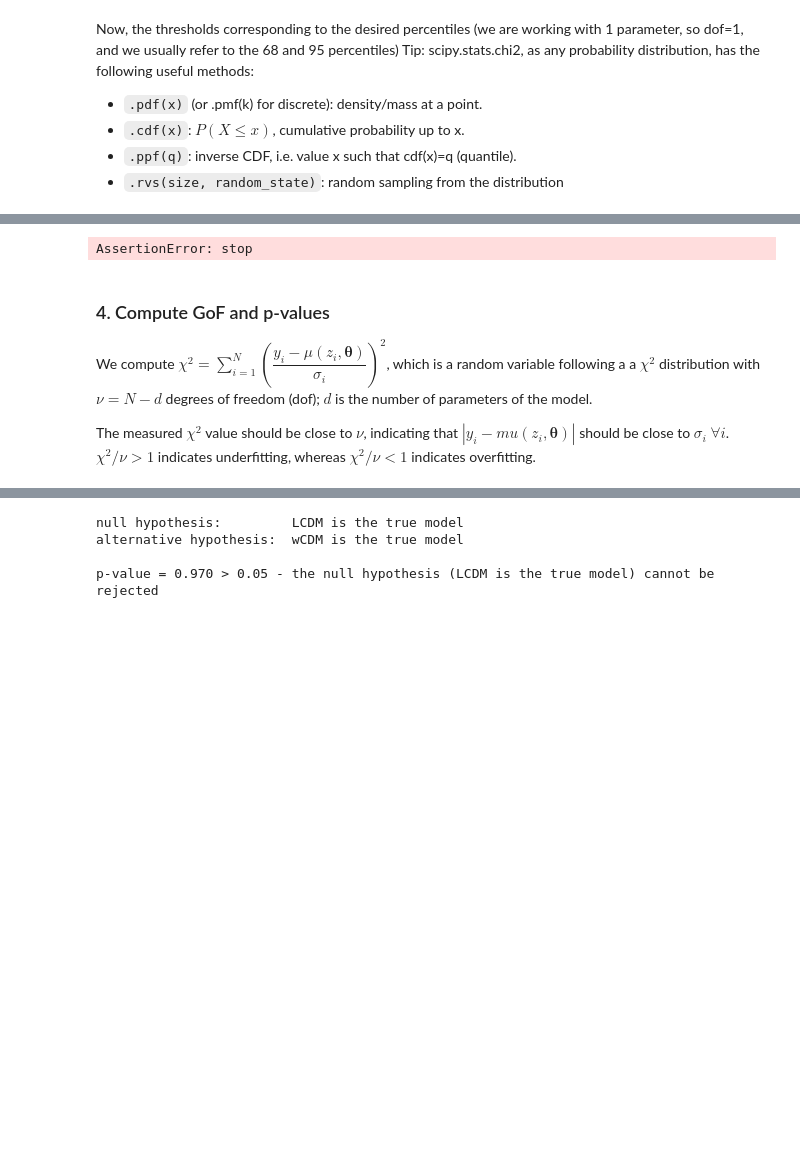
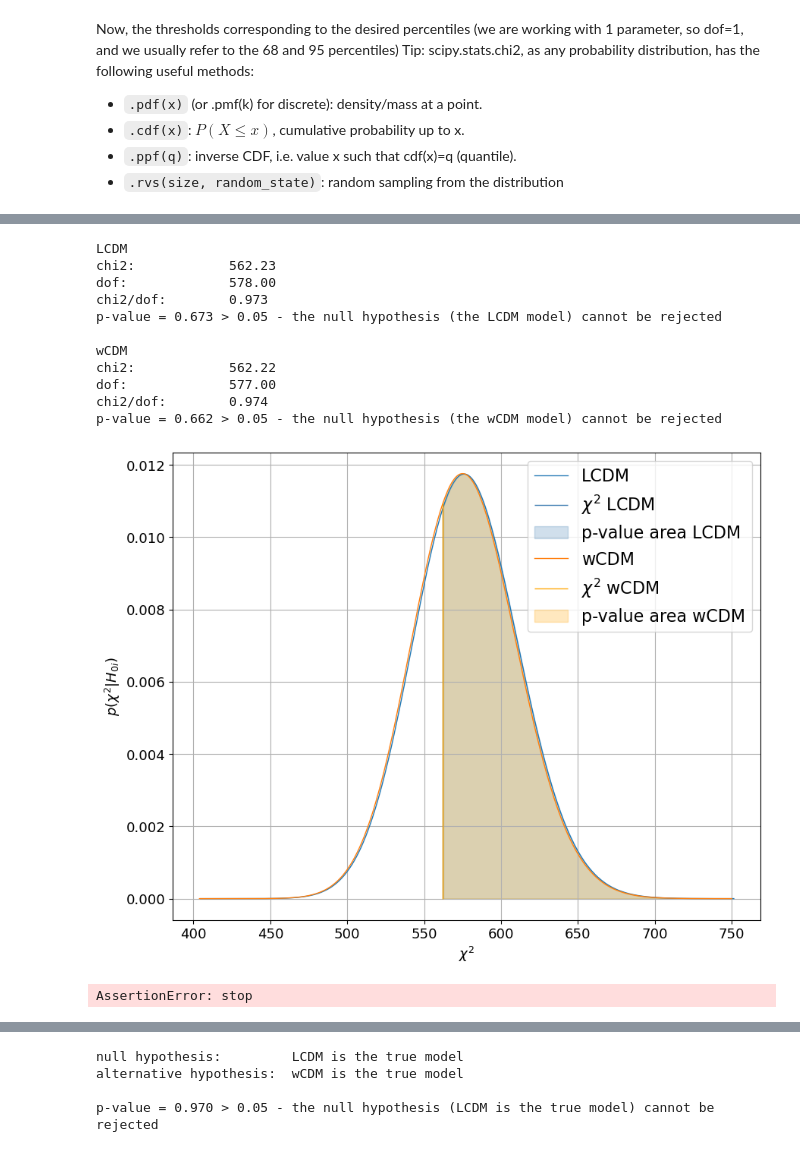
Before and after one commit to davidesciotti/Astrostats, a Jupyter notebook: SNIa_for_astrostats.ipynb, the cells around one changed output, grey strips where cells are left out. Drawn from its saved outputs; the diff is of its cells as text; code cells hidden in the pictures; blank space fills up the shorter version.

```diff
--- a/SNIa_for_astrostats.ipynb
+++ b/SNIa_for_astrostats.ipynb
@@ -429,9 +482,75 @@ KeyError: '3sigma'
+# %%
+def pdf_chi2(model):
+    # TODO delte
+    chi2 = compute_chi2(model)
+    dof = dof_dict[model]
+    return stats.chi2(dof).pdf(chi2)
+
+
+plt.figure(figsize=(10, 8))
+for _model in models:
+
+    dof = N_obs - len(par_names_dict[_model])
+    model_pred_at_mle = model_prediction(z_obs, theta_mle_dict[_model], _model)
+    chi2_min = chi2_func(model_pred_at_mle, y_obs, inv_data_cov)
+    pval = 1 - stats.chi2.cdf(chi2_min, dof)
+
+    print(f'\n{_model}')
+    print(f'chi2:\t\t {chi2_min:.2f}')
+    print(f'dof:\t\t {dof:.2f}')
+    print(f'chi2/dof:\t {chi2_min / dof:.3f}')
+    if pval > p_val_threshold:
+        print(
+            f'p-value = {pval:.3f} > {p_val_threshold} - the null hypothesis (the {_model} model) cannot be rejected'
+        )
+    else:
+        print(
+            f'p-value = {pval:.3f} <= {p_val_threshold} - the null hypothesis (the {_model} model) can be rejected'
+        )
+
+    # plot chi2 pdf, chi2_min and p-value area
+    chi2_grid = np.linspace(dof - 0.3 * dof, dof + 0.3 * dof, 1000)
+
+    plt.plot(chi2_grid, stats.chi2(dof).pdf(chi2_grid), label=_model)
+    plt.vlines(
+        chi2_min,
+        0,
+        stats.chi2(dof).pdf(chi2_min),
+        label=r'$\chi^2$ %s' % _model,
+        color='steelblue' if _model == 'LCDM' else 'orange',
+    )
+    pdf = stats.chi2(dof).pdf(chi2_grid)
+    mask = chi2_grid >= chi2_min
+
+    # put this outside the loop as the chi2_min values for the two models are very close)
+    plt.fill_between(
+        chi2_grid[mask],
+        pdf[mask],
+        0,
+        alpha=0.25,
+        color='steelblue' if _model == 'LCDM' else 'orange',
+        label=rf'p-value area {_model}',
+    )
+
+
+plt.legend(prop={'size': 16})
+plt.xlabel(r'$\chi^2$')
+plt.ylabel(r'$p(\chi^2|H_{0i})$')
+plt.grid()
+# %% [output]
+LCDM
+chi2:            562.23
+dof:             578.00
+chi2/dof:        0.973
+p-value = 0.673 > 0.05 - the null hypothesis (the LCDM model) cannot be rejected
+
+wCDM
+chi2:            562.22
+dof:             577.00
+chi2/dof:        0.974
+p-value = 0.662 > 0.05 - the null hypothesis (the wCDM model) cannot be rejected
+[figure, added]
 # %%
 assert False, 'stop'
 # %% [output]
 AssertionError: stop
-# %% [markdown]
-### 4. Compute GoF and p-values
-We compute $\chi^2 = \sum_{i=1}^{N} \left( \dfrac{y_i-\mu (z_i, \boldsymbol{\theta})}{\sigma_i}\right)^2$, which is a random variable following a a $\chi^2$ distribution with $\nu = N-d$ degrees of freedom (dof); $d$ is the number of parameters of the model.
-
-The measured $\chi^2$ value should be close to $\nu$, indicating that $|y_i-mu (z_i, \boldsymbol{\theta})|$ should be close to $\sigma_i$ $\forall i$. $\chi^2/\nu > 1$ indicates underfitting, whereas $\chi^2/\nu < 1$ indicates overfitting.
```
Also changed, not shown: parts of 20 cells of this notebook.
